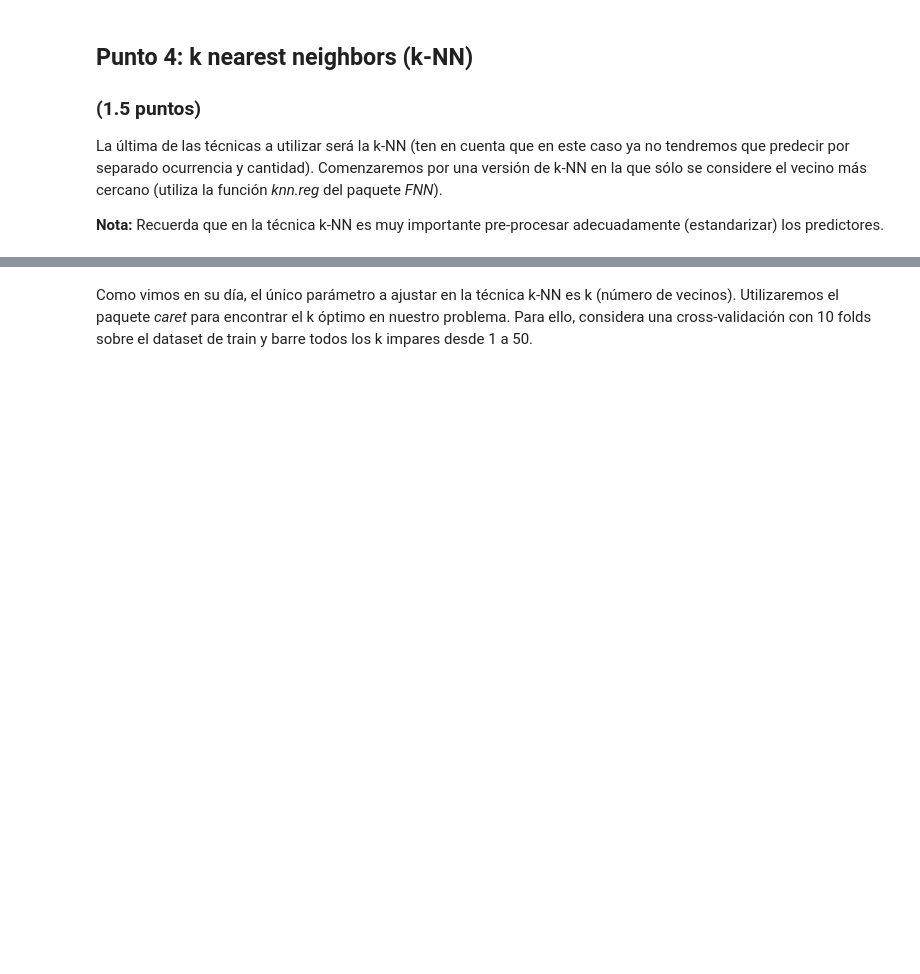
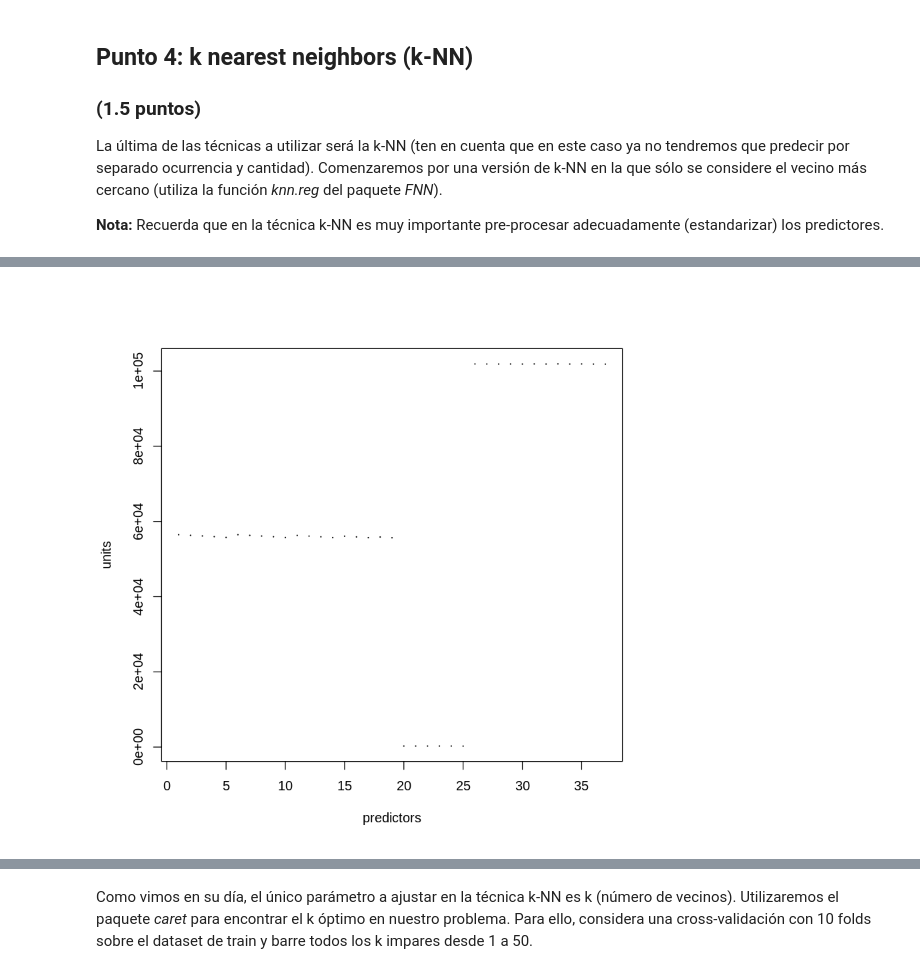
Before and after one commit to yerartdev/uc-m1966-datamining, a Jupyter notebook: d3/S17-T03_LAB_IntercomparisonTechniques.ipynb, the cells around one changed output, grey strips where cells are left out. Cells and saved outputs as stored; diff of their text form; code cells hidden in the pictures; blank space fills up the shorter version.

```diff
--- a/d3/S17-T03_LAB_IntercomparisonTechniques.ipynb
+++ b/d3/S17-T03_LAB_IntercomparisonTechniques.ipynb
@@ -1600,0 +1615,6 @@ La última de las técnicas a utilizar será la k-NN (ten en cuenta que en este
+# %%
+#::GMG::La advertencia sobre el escalado se puede ver en el str ya
+#       También se puede ver de forma gráfica
+plot(colMeans(df_amount[,-1]), cex = 0.1, xlab = "predictors", ylab = "units")
+# %% [output]
+[figure, added]
```
Also changed, not shown: parts of 9 cells of this notebook.
